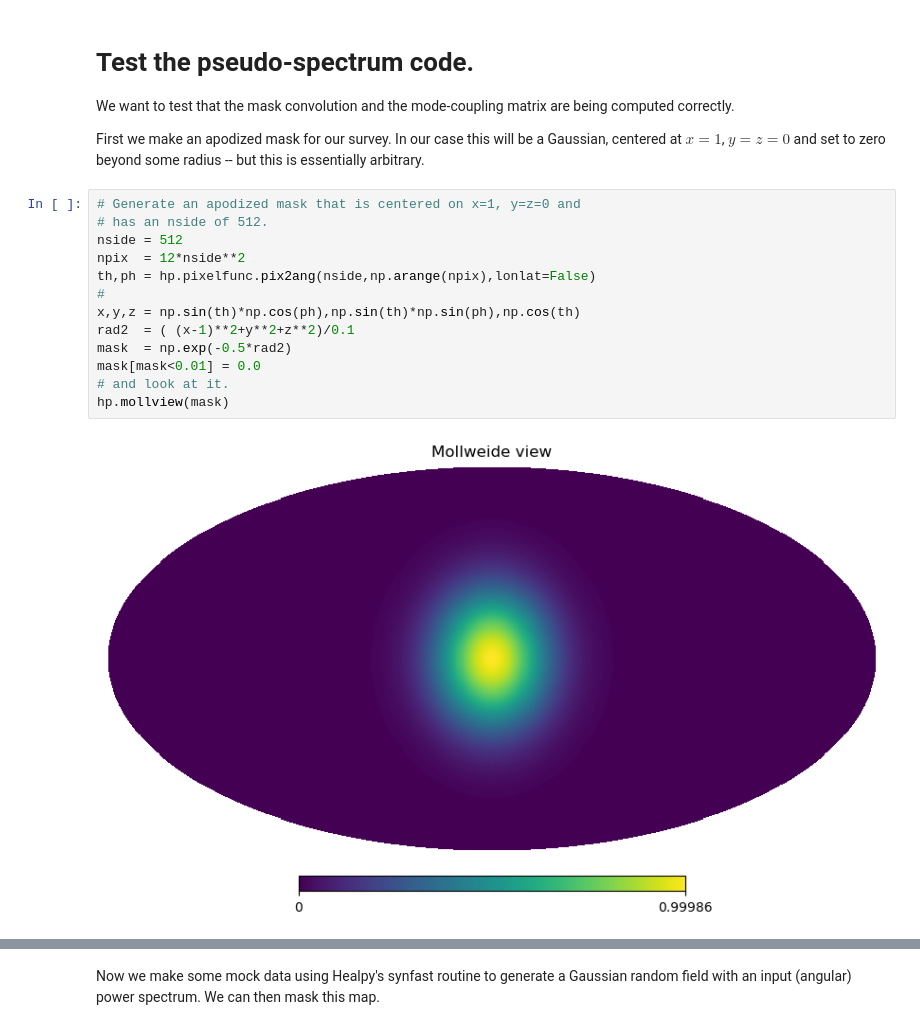
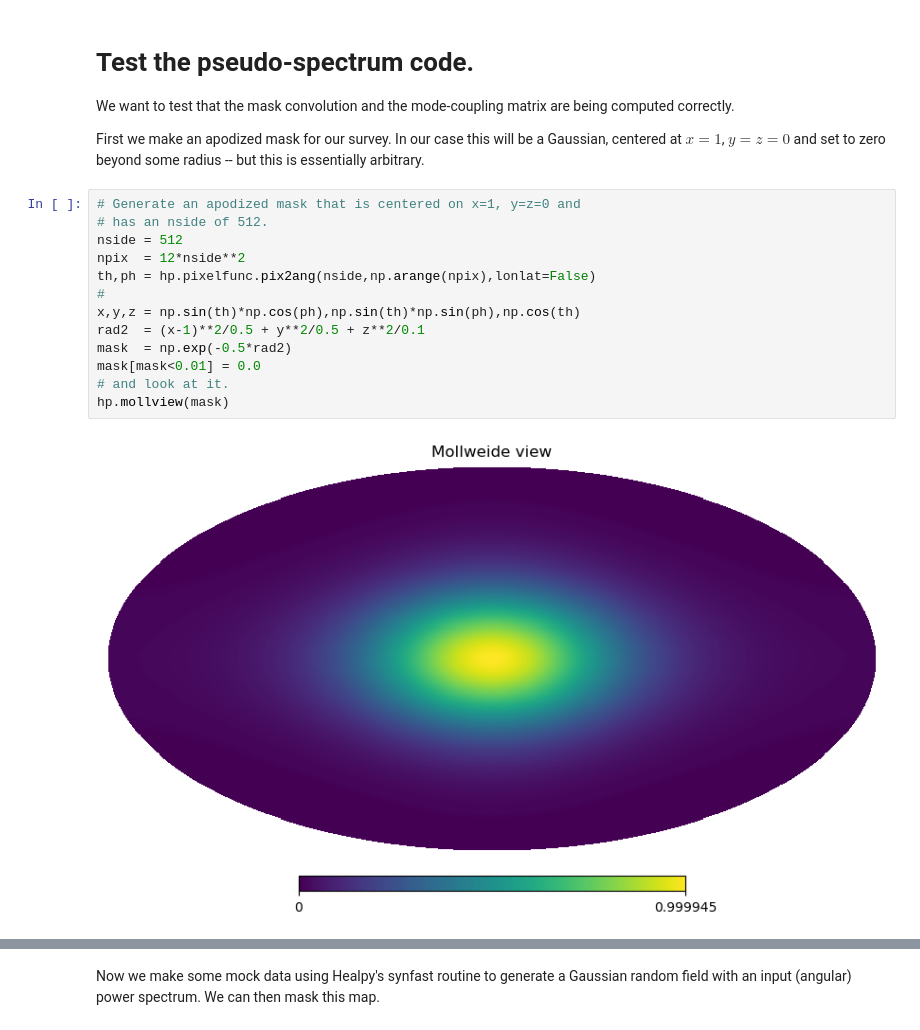
Before and after one commit to martinjameswhite/directsht, a Jupyter notebook: notebooks/mode_coupling_mat.ipynb, the cells around one changed output, grey strips where cells are left out. Saved outputs shown, nothing was run; the diff lists cells and outputs as text.

```diff
--- a/notebooks/mode_coupling_mat.ipynb
+++ b/notebooks/mode_coupling_mat.ipynb
@@ -18,18 +18,18 @@ First we make an apodized mask for our survey.  In our case this will be a Gauss
 # %%
 # Generate an apodized mask that is centered on x=1, y=z=0 and
 # has an nside of 512.
 nside = 512
 npix  = 12*nside**2
 th,ph = hp.pixelfunc.pix2ang(nside,np.arange(npix),lonlat=False)
 #
 x,y,z = np.sin(th)*np.cos(ph),np.sin(th)*np.sin(ph),np.cos(th)
-rad2  = ( (x-1)**2+y**2+z**2)/0.1
+rad2  = (x-1)**2/0.5 + y**2/0.5 + z**2/0.1
 mask  = np.exp(-0.5*rad2)
 mask[mask<0.01] = 0.0
 # and look at it.
 hp.mollview(mask)
 # %% [output]
-[figure, old version]
+[figure, new version]
 # %%
 # Let's look at the window function, just to see how
 # it looks.
```
Also changed, not shown: parts of 10 cells of this notebook.
